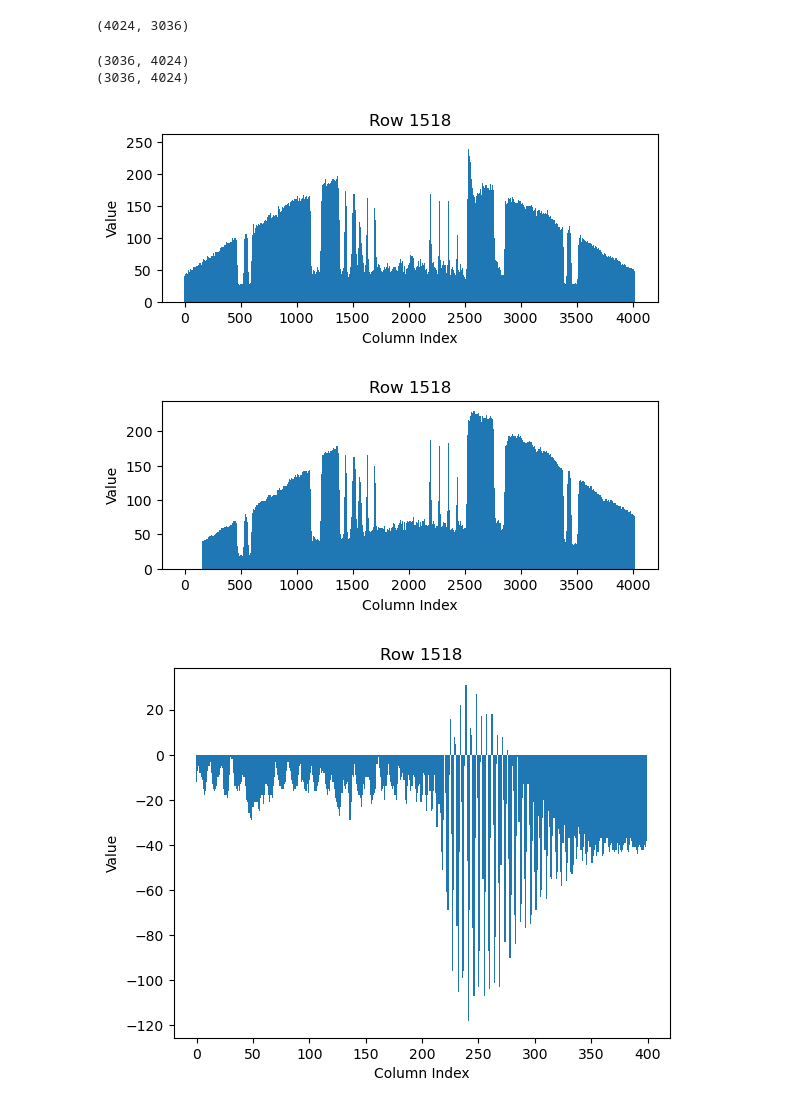
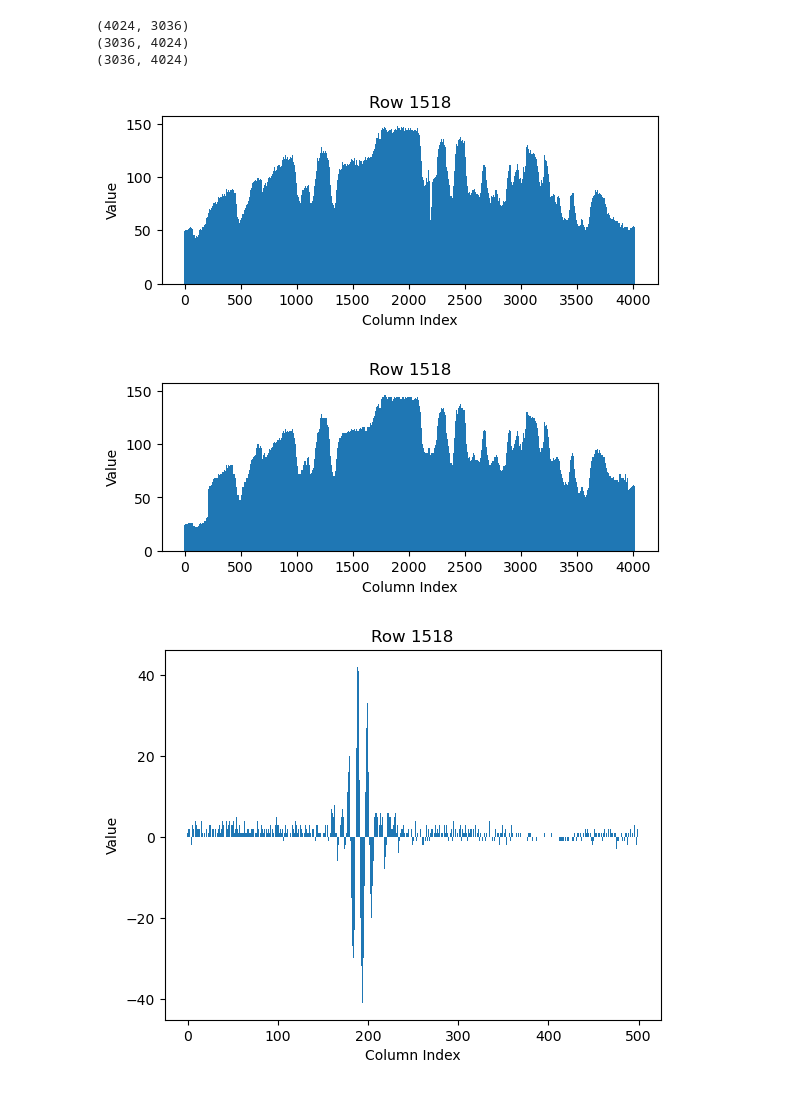
Before and after one commit to 2nd-Elysia/image_restract, a Jupyter notebook: picture_minus_numpy.ipynb, the cells around one changed output. Cells and saved outputs as stored; diff of their text form; code cells hidden in the pictures.

```diff
--- a/picture_minus_numpy.ipynb
+++ b/picture_minus_numpy.ipynb
@@ -5,17 +5,13 @@ import PIL
 import cv2
 import numpy as np
 from PIL import ImageStat
-# %%
-# plt.subplot(121)
-img1 = Image.open(r"pic_2nd\LOGOB10.bmp").convert('L')
-# plt.imshow(img1, cmap='gray')
-# plt.subplot(122)
-img2 = Image.open("transformed10tob10.png").convert('L')
-# plt.imshow(img2, cmap="gray")
-print(img2.size)
-# %% [output]
-(4024, 3036)
+# %%
+#pic
+img1 = Image.open("origin_images/222.png").convert('L')
+#back
+img2 = Image.open("back_images/without2to222.png").convert('L')
 # %%
+print(img2.size)
 # 将图像转换为NumPy数组（浮点数类型）
 image1 = np.array(img1, dtype=np.float64)
 image2 = np.array(img2, dtype=np.float64)
@@ -23,6 +19,7 @@ result_image = image1 - image2
 print(result_image.shape)
 print(image2.shape)
 # %% [output]
+(4024, 3036)
 (3036, 4024)
 (3036, 4024)
 # %%
@@ -59,24 +56,24 @@ plt.ylabel('Value')
 # 显示图形
 plt.show()
 # %% [output]
-[figure, old version]
+[figure, new version]
-[figure, old version]
+[figure, new version]
 # %%
 # 打开图像文件
 image = result_image
 # 获取图像的宽度和高度
 width, height = image.shape
 row_number = 1518
-row_data = image[row_number,2300:2700 ]
+row_data = image[row_number,2000:2500 ]
 plt.bar(range(len(row_data)), row_data, width=1.0)
 
 plt.title(f'Row {row_number}')
 plt.xlabel('Column Index')
 plt.ylabel('Value')
 # 显示图形
 plt.show()
 # %% [output]
-[figure, old version]
+[figure, new version]
 # %%
 # np.save('1-2.npy', result_image)
 # print(row_data.shape)
```
Also changed, not shown: parts of 2 cells of this notebook, 9 other files.
